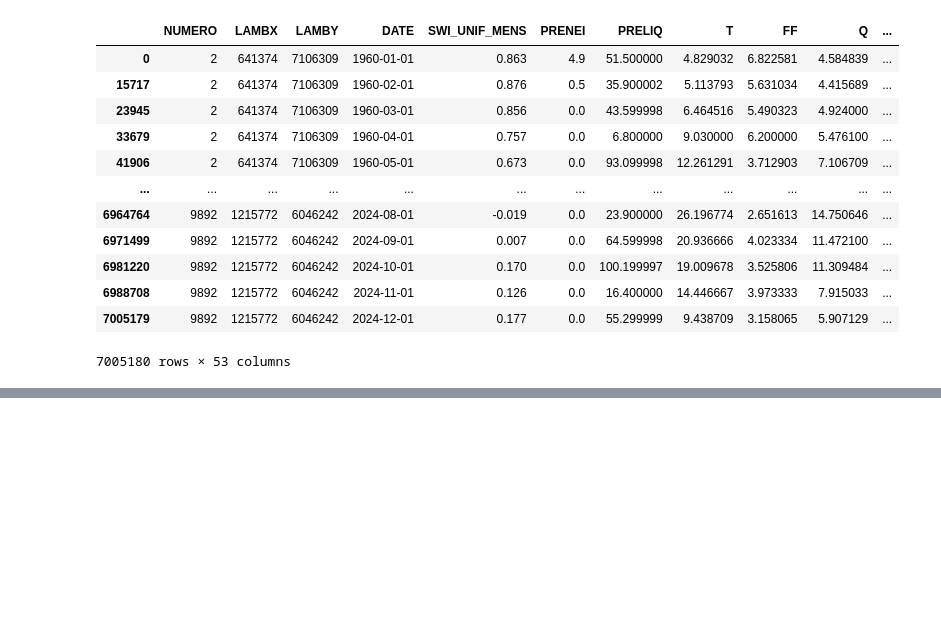
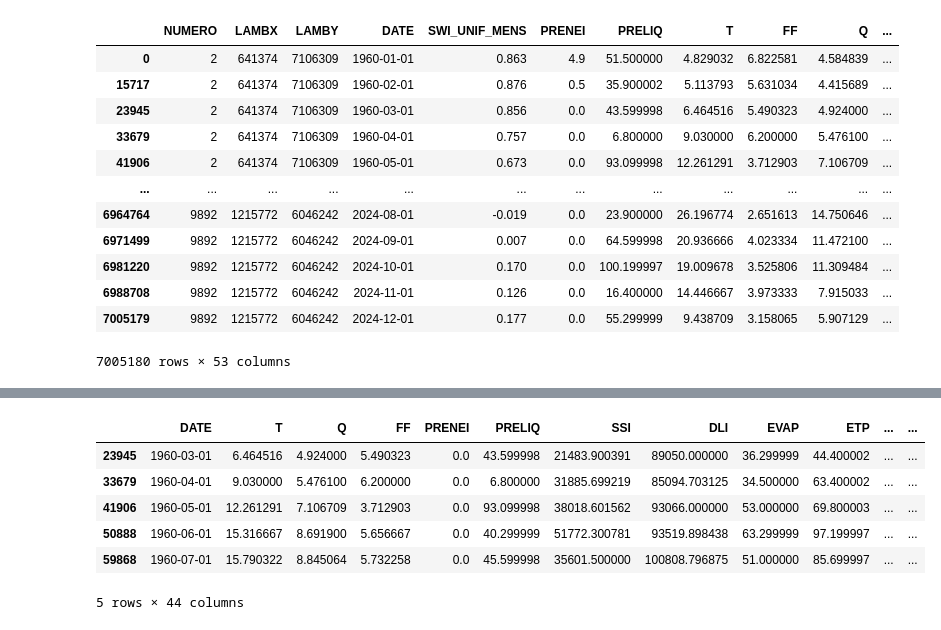
Before and after one commit to Lanouraf/Climate_Risk_Project_SWI_MS_A, a Jupyter notebook: modelisation.ipynb, the cells around one changed output, grey strips where cells are left out. Cells and saved outputs as stored; diff of their text form; code cells hidden in the pictures; blank space fills up the shorter version.

```diff
--- a/modelisation.ipynb
+++ b/modelisation.ipynb
@@ -552,0 +586,10 @@ gc.collect()
+# %%
+X_train.head()
+# %% [output]
+|  | DATE | T | Q | FF | PRENEI | PRELIQ | SSI | DLI | EVAP | ETP | ... | ... |
+| 23945 | 1960-03-01 | 6.464516 | 4.924000 | 5.490323 | 0.0 | 43.599998 | 21483.900391 | 89050.000000 | 36.299999 | 44.400002 | ... | ... |
+| 33679 | 1960-04-01 | 9.030000 | 5.476100 | 6.200000 | 0.0 | 6.800000 | 31885.699219 | 85094.703125 | 34.500000 | 63.400002 | ... | ... |
+| 41906 | 1960-05-01 | 12.261291 | 7.106709 | 3.712903 | 0.0 | 93.099998 | 38018.601562 | 93066.000000 | 53.000000 | 69.800003 | ... | ... |
+| 50888 | 1960-06-01 | 15.316667 | 8.691900 | 5.656667 | 0.0 | 40.299999 | 51772.300781 | 93519.898438 | 63.299999 | 97.199997 | ... | ... |
+| 59868 | 1960-07-01 | 15.790322 | 8.845064 | 5.732258 | 0.0 | 45.599998 | 35601.500000 | 100808.796875 | 51.000000 | 85.699997 | ... | ... |
+5 rows × 44 columns
```
Also changed, not shown: parts of 21 cells of this notebook.
